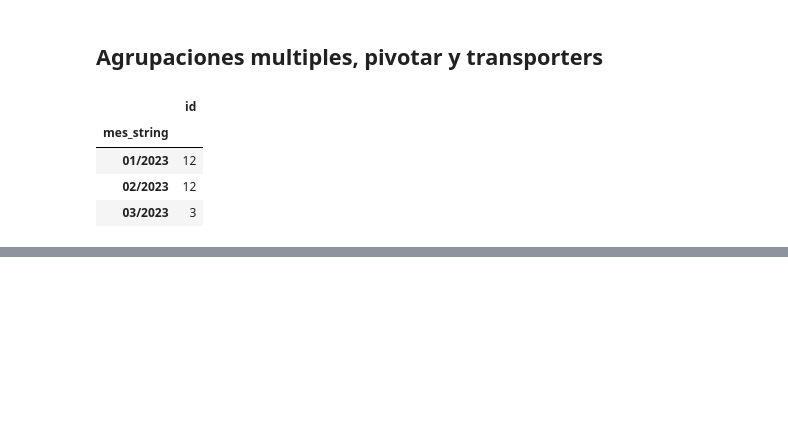
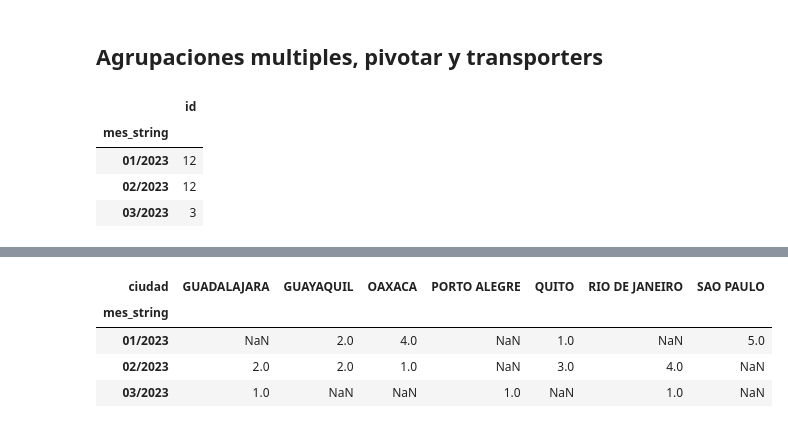
Before and after one commit to martuwilson/python-data-intelligence, a Jupyter notebook: JoinPandas.ipynb, the cells around one changed output, grey strips where cells are left out. Saved outputs shown, nothing was run; the diff lists cells and outputs as text; code cells hidden in the pictures; blank space fills up the shorter version.

```diff
--- a/JoinPandas.ipynb
+++ b/JoinPandas.ipynb
@@ -124,0 +204,9 @@ df_full.groupby('mes_string').agg({
+# %%
+pivotar_level = pivotar.droplevel(0, axis='columns') #con esto borramos el nivel de la columna 0 que era id si miramos en el de arriba
+pivotar_level
+# %% [output]
+| ciudad | GUADALAJARA | GUAYAQUIL | OAXACA | PORTO ALEGRE | QUITO | RIO DE JANEIRO | SAO PAULO |
+| mes_string |  |  |  |  |  |  |  |
+| 01/2023 | NaN | 2.0 | 4.0 | NaN | 1.0 | NaN | 5.0 |
+| 02/2023 | 2.0 | 2.0 | 1.0 | NaN | 3.0 | 4.0 | NaN |
+| 03/2023 | 1.0 | NaN | NaN | 1.0 | NaN | 1.0 | NaN |
```
Also changed, not shown: parts of 10 cells of this notebook.
